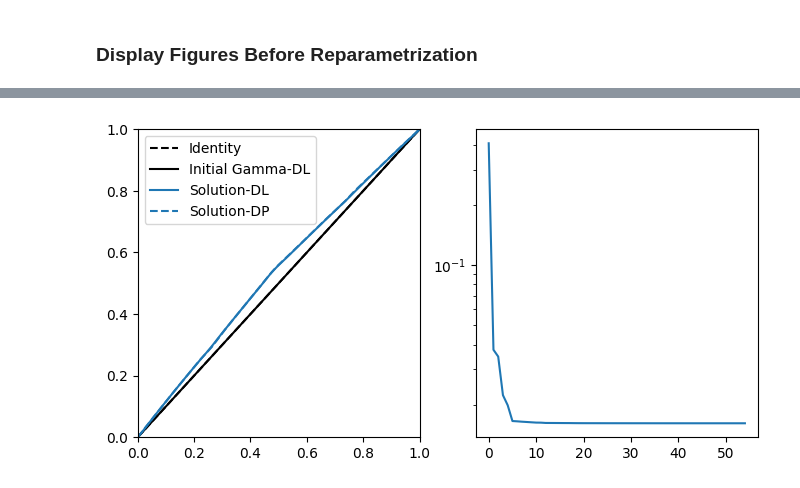
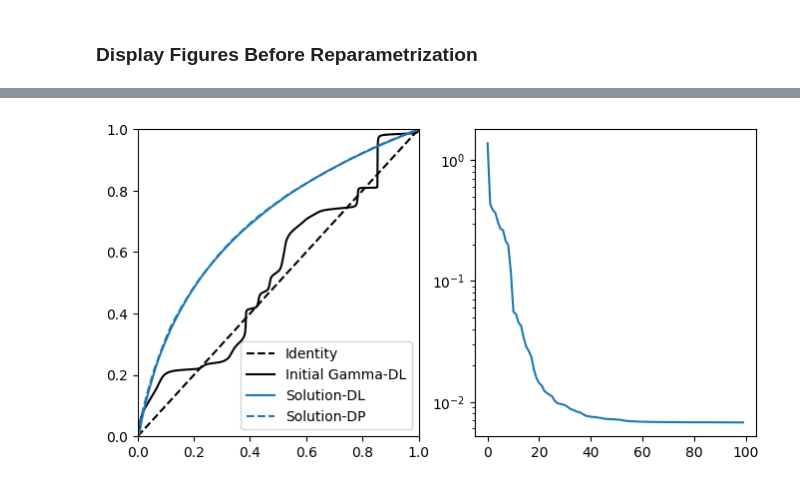
Before and after one commit to kiranvad/funcshape, a Jupyter notebook: notebooks/functions.ipynb, the cells around one changed output, grey strips where cells are left out. Cells and saved outputs as stored; diff of their text form; code cells hidden in the pictures.

Commit message:
this update includes changes to the error function in the warping optimization from L2 metric to MSE error and verbose formating

```diff
--- a/notebooks/functions.ipynb
+++ b/notebooks/functions.ipynb
@@ -169,7 +173,7 @@ class FunctionsBaseMetric(CurveLayer):
         super().__init__()
         self.N = N
         self.nvec = torch.arange(1, N + 1, dtype=torch.float)
-        self.weights = torch.nn.Parameter(torch.randn(N, 1, requires_grad=True))
+        self.weights = torch.nn.Parameter(0.0*torch.randn(N, 1, requires_grad=True))
         self.weights = torch.nn.init.xavier_uniform_(self.weights)
 
     @abstractmethod
@@ -209,16 +213,19 @@ class L2Metric(FunctionsBaseMetric):
 class PalaisMetric(FunctionsBaseMetric):
     def __init__(self, N):
         super().__init__(N)
-        self.weights = torch.nn.Parameter(torch.randn(2*N, 1, requires_grad=True))
-        # self.weights = torch.nn.init.xavier_uniform_(self.weights)
-        self.weights = torch.nn.init.constant_(self.weights, 0.0)
+        self.weights = torch.nn.Parameter(1e-3*torch.randn(2*N, 1, requires_grad=True))
+        self.weights = torch.nn.init.xavier_uniform_(self.weights)
+        # sets all weights to 0.0 so that we start at identity
+        # in practice this didn't turn out to be all that great.
+        # self.weights = torch.nn.init.constant_(self.weights, 0.0)
         self.Ln = sqrt(2.0)
         self.project()
 
     def forward(self, x):
         t1 = (torch.sin(2.0 * pi * self.nvec * x)/(sqrt(2.0) * pi * self.nvec))
         t2 = ((torch.cos(2.0 * pi * self.nvec * x)-1.0)/(sqrt(2.0) * pi * self.nvec))
-        return x + t1 @ self.weights[:self.N] + t2 @ self.weights[self.N:]
+        out =   t1 @ self.weights[:self.N] + t2 @ self.weights[self.N:]
+        return x + out
 
     def derivative(self, x, h=None):
         t1 = torch.cos(2.0 * pi * self.nvec * x)
@@ -242,32 +249,41 @@ class FisherRaoMetric(FunctionsBaseMetric):
         return 4 + 2*(term@self.weights)
 # %%
 N_BASIS = 20
-N_LAYERS = 15
+N_LAYERS = 20
 LR = 1e-1
-N_ITERS = 500
-NUM_DOMAIN_POINTS = 100
-N_RESTRATS = 1
+N_ITERS = 100
+NUM_DOMAIN_POINTS = 1024
+N_RESTRATS = 128
 
 # Define loss, optimizer and run reparametrization.
 loss_func = FunctionDistance(q1, q2, k=NUM_DOMAIN_POINTS)
 x = col_linspace(0, 1, NUM_DOMAIN_POINTS)
 
 best_error_value = np.inf
-for _ in range(N_RESTRATS):
+for i in range(N_RESTRATS):
     # Create reparametrization network
     basis = PalaisMetric(N_BASIS)
     RN = CurveReparametrizer([basis for _ in range(N_LAYERS)])
     xg0 = RN(x)
 
     # optimizer = optim.Adam(RN.parameters(), lr=LR)
-    optimizer = optim.LBFGS(RN.parameters(), lr=LR, max_iter=N_ITERS, line_search_fn="strong_wolfe")
+    # optimizer = optim.LBFGS(RN.parameters(), lr=LR, max_iter=N_ITERS, line_search_fn="strong_wolfe")
+    optimizer = optim.LBFGS(
+        RN.parameters(),
+        lr=LR,
+        max_iter=N_ITERS,
+        max_eval=3 * N_ITERS,
+        history_size=N_ITERS,
+        line_search_fn="strong_wolfe",
+    )
     error = reparametrize(RN, loss_func, optimizer, N_ITERS, Logger(0))
 
     if error[-1]<best_error_value:
         best_error = error
         best_error_value = best_error[-1]
         best_RN = RN
-        print("Current best error : %2.4f"%best_error_value)
+        best_xg0 = xg0
+        print("(%d/%d) Current best error : %.2e"%(i+1, N_RESTRATS, best_error_value), end='\r')
 
     if best_error_value<1e-2:
         break
@@ -301,22 +317,22 @@ plt.show()
 # %%
 fig, (ax1, ax2) = plt.subplots(1, 2, figsize=(8, 4))
 ax1.plot(t_, t_, label="Identity", color="k", ls='--')
 
 if use_true_gamma:
     ax1.plot(t_, gamma, label="Ground truth", color="k")
 
-ax1.plot(x, xg0.detach().numpy(), label="Initial Gamma-DL", color="k")
+ax1.plot(x, best_xg0.detach().numpy(), label="Initial Gamma-DL", color="k")
 ax1.plot(x, xg, label="Solution-DL")
 
 ax1.plot(t_, gamma_dp, label="Solution-DP",
          ls = '--', color=ax1.lines[-1].get_color())
 ax1.legend()
 ax1.set_xlim(0, 1)
 ax1.set_ylim(0, 1)
 ax2.semilogy(best_error)
 plt.show()
 # %% [output]
-[figure, old version]
+[figure, new version]
 # %%
 from funcshape.functions import get_warping_function
 
```
Also changed, not shown: parts of 6 cells of this notebook, 1 other file.
